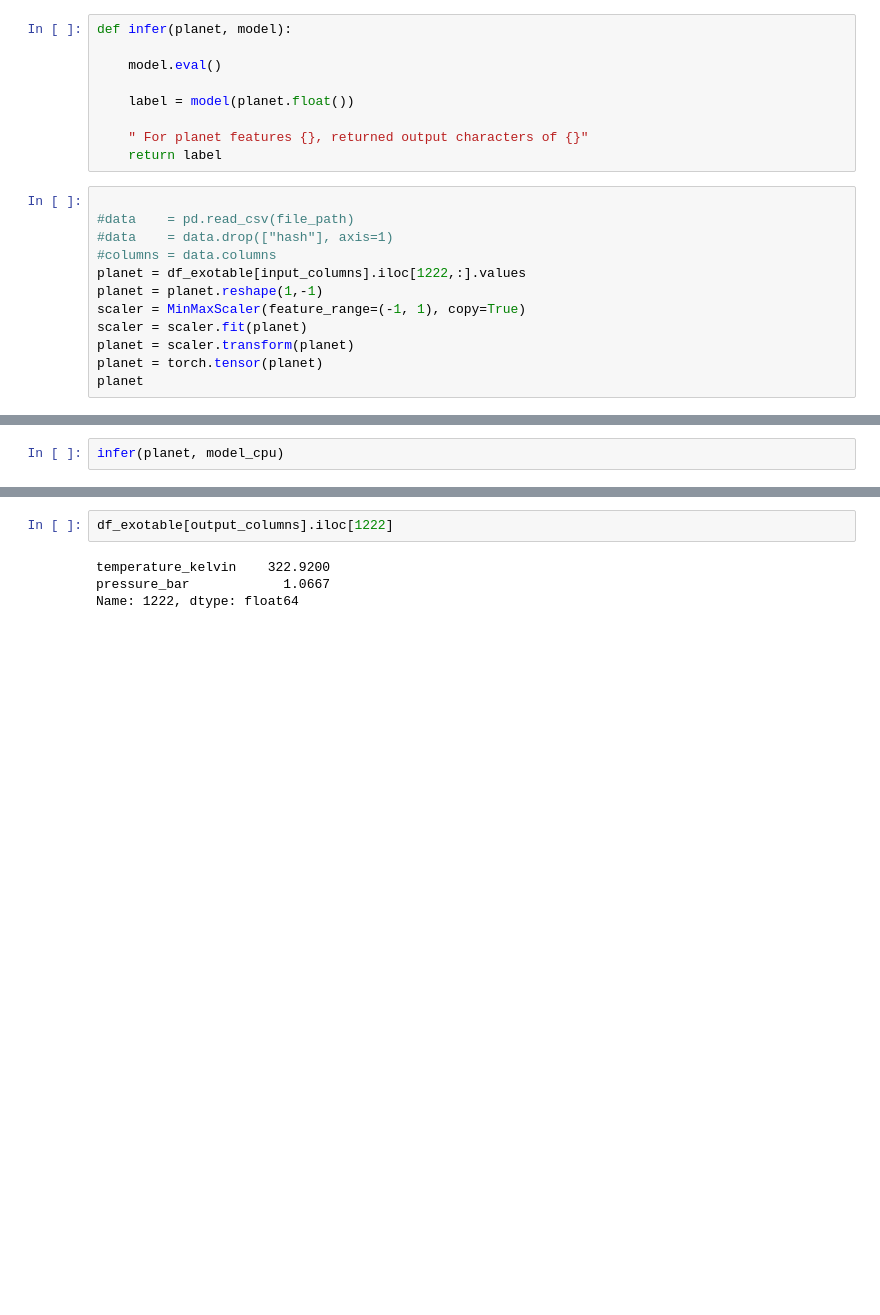
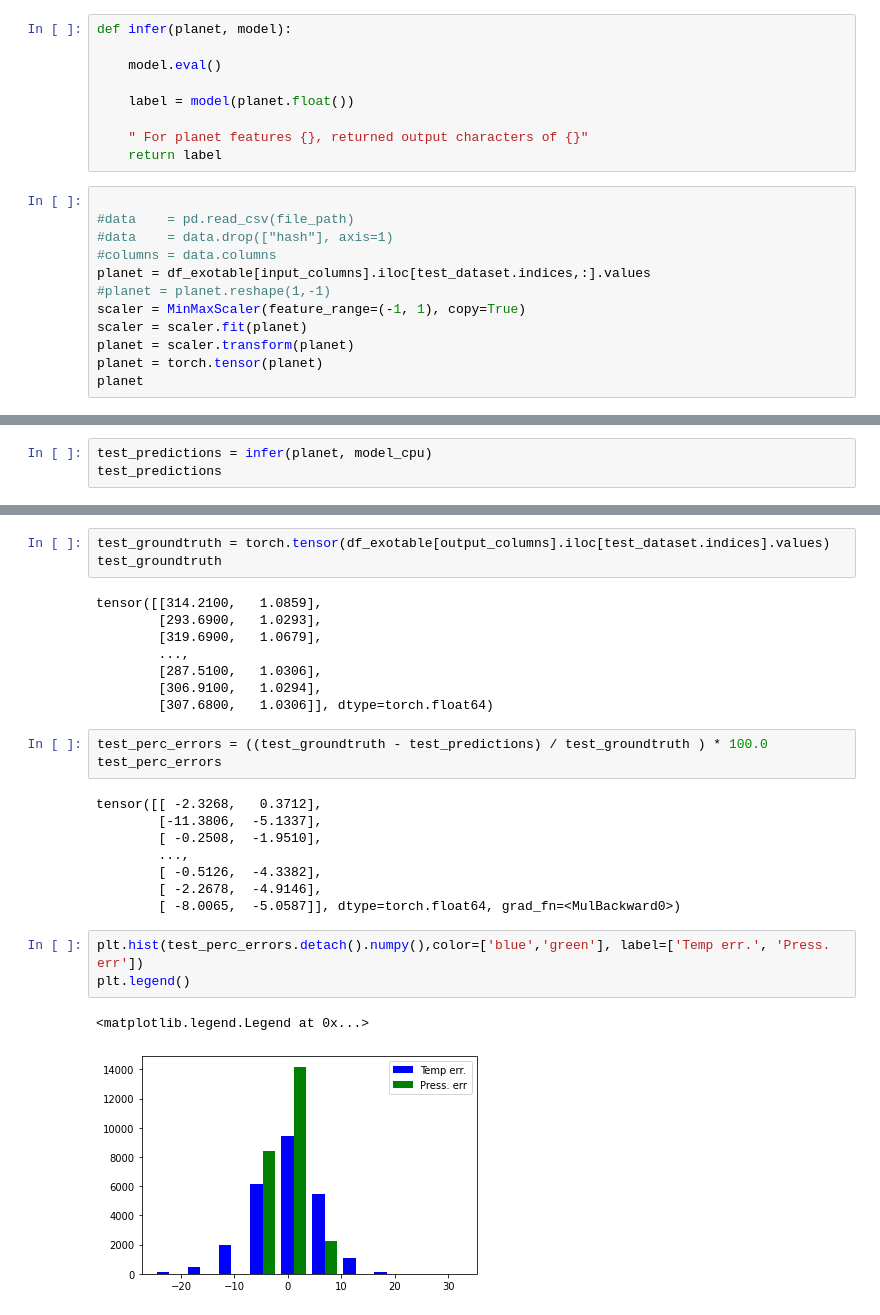
Before and after one commit to aaroncnb/PyAtmos_net, a Jupyter notebook: fdl_data_explore.ipynb, the cells around one changed output, grey strips where cells are left out. Drawn from its saved outputs; the diff is of its cells as text; blank space fills up the shorter version.

```diff
--- a/fdl_data_explore.ipynb
+++ b/fdl_data_explore.ipynb
@@ -272,8 +276,8 @@ def infer(planet, model):
 #data    = pd.read_csv(file_path)
 #data    = data.drop(["hash"], axis=1)
 #columns = data.columns
-planet = df_exotable[input_columns].iloc[1222,:].values
-planet = planet.reshape(1,-1)
+planet = df_exotable[input_columns].iloc[test_dataset.indices,:].values
+#planet = planet.reshape(1,-1)
 scaler = MinMaxScaler(feature_range=(-1, 1), copy=True)
 scaler = scaler.fit(planet)
 planet = scaler.transform(planet)
@@ -284,4 +294,5 @@ tensor([[-1., -1., -1., -1., -1., -1., -1., -1., -1., -1.]],
        dtype=torch.float64)
 # %%
-infer(planet, model_cpu)
+test_predictions = infer(planet, model_cpu)
+test_predictions
 # %% [output]
@@ -289,6 +306,28 @@ tensor([[167.0585,   1.3264]], grad_fn=<AddmmBackward>)
-# %%
-df_exotable[output_columns].iloc[1222]
-# %% [output]
-temperature_kelvin    322.9200
-pressure_bar            1.0667
-Name: 1222, dtype: float64
+# %%
+test_groundtruth = torch.tensor(df_exotable[output_columns].iloc[test_dataset.indices].values)
+test_groundtruth
+# %% [output]
+tensor([[314.2100,   1.0859],
+        [293.6900,   1.0293],
+        [319.6900,   1.0679],
+        ...,
+        [287.5100,   1.0306],
+        [306.9100,   1.0294],
+        [307.6800,   1.0306]], dtype=torch.float64)
+# %%
+test_perc_errors = ((test_groundtruth - test_predictions) / test_groundtruth ) * 100.0
+test_perc_errors
+# %% [output]
+tensor([[ -2.3268,   0.3712],
+        [-11.3806,  -5.1337],
+        [ -0.2508,  -1.9510],
+        ...,
+        [ -0.5126,  -4.3382],
+        [ -2.2678,  -4.9146],
+        [ -8.0065,  -5.0587]], dtype=torch.float64, grad_fn=<MulBackward0>)
+# %%
+plt.hist(test_perc_errors.detach().numpy(),color=['blue','green'], label=['Temp err.', 'Press. err'])
+plt.legend()
+# %% [output]
+<matplotlib.legend.Legend at 0x...>
+[figure, added]
```
Also changed, not shown: parts of 4 cells of this notebook.
